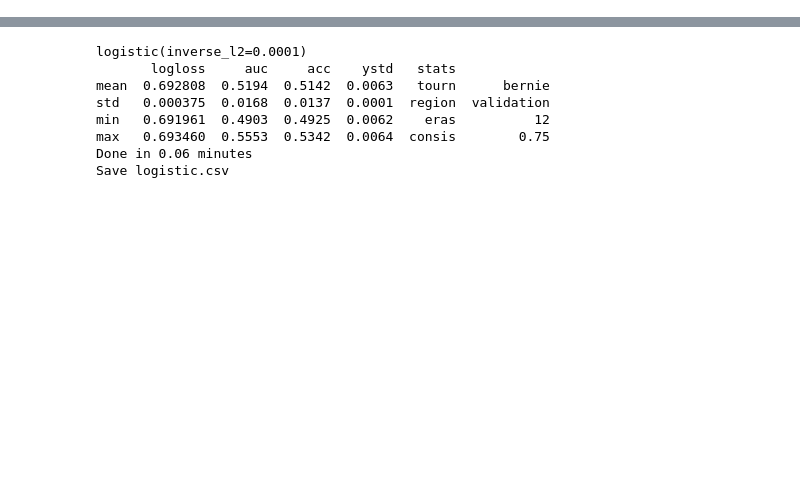
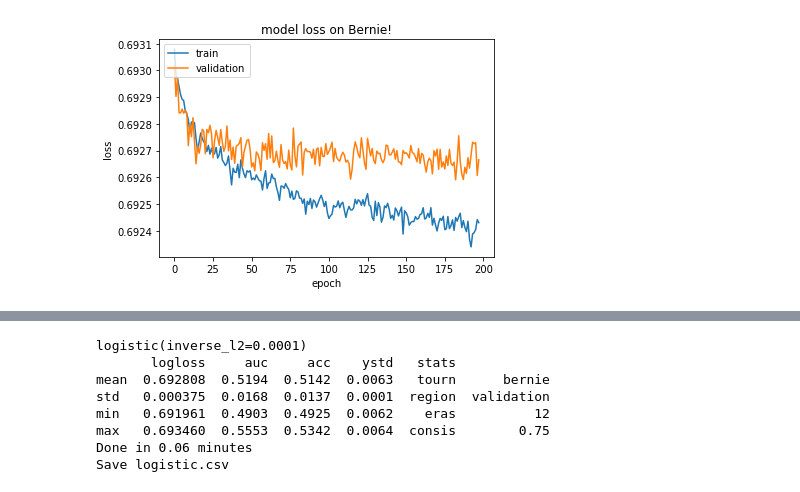
Before and after one commit to ecsplendid/numerai, a Jupyter notebook: Week1.ipynb, the cells around one changed output, grey strips where cells are left out. Cells and saved outputs as stored; diff of their text form; code cells hidden in the pictures; blank space fills up the shorter version.

```diff
--- a/Week1.ipynb
+++ b/Week1.ipynb
@@ -16,9 +102,30 @@ val_y = data.y_df['bernie'][ data.region=='validation' ].values
+# %%
+import matplotlib.pyplot as plt
+
+def plot(history, val=True, train=True, title='Bernie'):
+    if train:
+        plt.plot(history.history['loss'][2:])
+    if val:
+        plt.plot(history.history['val_loss'][2:])
+
+    plt.title('model loss on %s!' %(title))
+    plt.ylabel('loss')
+    plt.xlabel('epoch')
+
+    labels = []
+    if train:
+        labels.append('train')
+    if val:
+        labels.append('validation')
+
+    plt.legend(labels, loc='upper left')
+    plt.show()
 # %%
 from keras.models import Sequential
 from keras.layers import Dense, Activation, Dropout
 from keras import regularizers
 
-model = Sequential([
+model_dense = Sequential([
     Dense(32, input_shape=(50,)),
     Activation('relu'),
     Dropout(0.3),
@@ -35,15 +142,16 @@ model = Sequential([
     Activation('sigmoid'),
 ])
 
-model.compile(optimizer='adam',
+
+model_dense.compile(optimizer='adam',
               loss='binary_crossentropy',
               metrics=['binary_crossentropy'])
 
-history = model.fit(train_x,
+history = model_dense.fit(train_x,
                     train_y,
                     validation_data=(val_x,val_y),
-                    epochs=50,
-                    batch_size=2048,
+                    epochs=200,
+                    batch_size=5000,
                     shuffle=False)
 
 plot(history)
@@ -57,11 +157,0 @@ KeyboardInterrupt:
-# %%
-import matplotlib.pyplot as plt
-
-def plot(history):
-    plt.plot(history.history['loss'][2:])
-    plt.plot(history.history['val_loss'][2:])
-    plt.title('model loss on Bernie!')
-    plt.ylabel('loss')
-    plt.xlabel('epoch')
-    plt.legend(['train', 'validation'], loc='upper left')
-    plt.show()
@@ -71,3 +158,7 @@ def plot(history):
+# %%
+plot(history)
+# %% [output]
+[figure, added]
 # %%
 from keras.models import Sequential
 from keras.layers import Dense, Activation, Dropout
```
Also changed, not shown: parts of 42 cells of this notebook, 6 other files.
